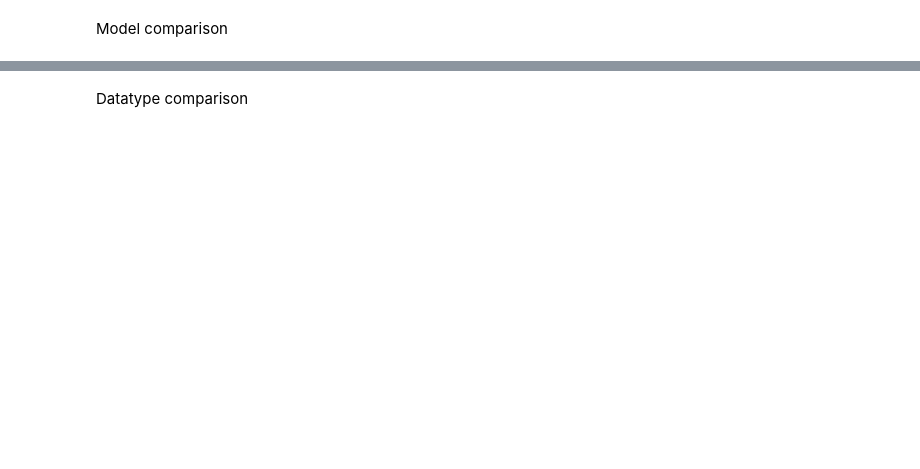
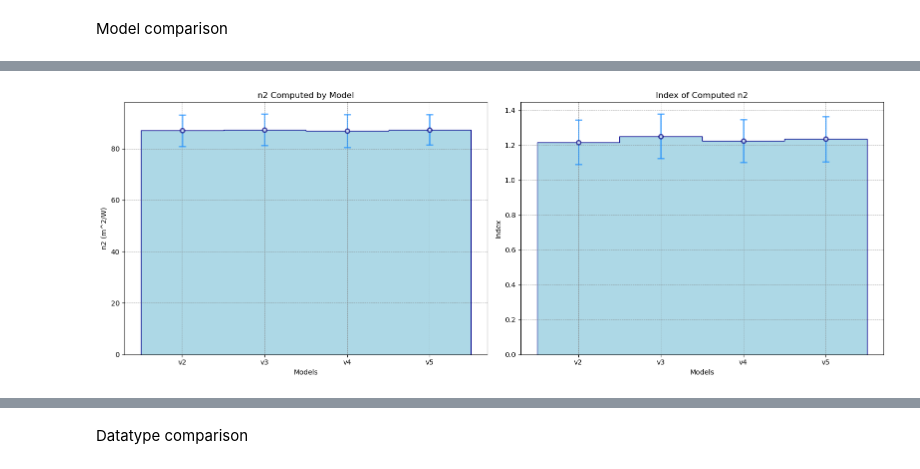
Before and after one commit to Quantum-Optics-LKB/xp2nlse-ml, a Jupyter notebook: single_power/benchmark_visualizer_single_power.ipynb, the cells around one changed output, grey strips where cells are left out. Cells and saved outputs as stored; diff of their text form; code cells hidden in the pictures; blank space fills up the shorter version.

```diff
--- a/single_power/benchmark_visualizer_single_power.ipynb
+++ b/single_power/benchmark_visualizer_single_power.ipynb
@@ -7,6 +7,9 @@ import pandas as pd
 file_to_df = pd.read_json("/home/louis/LEON/DATA/Atoms/2024/PINNS2/CNN/model_analysis_single_power.json")
 df_to_json = file_to_df.to_json()
 json_to_dict = json.loads(df_to_json )
+
+data_type_list = ["Density", "Density,\n Phase", "Density,\n Unwrapped\n Phase", "Phase", "Unwrapped\n Phase", "Density,\n Phase,\n Unwrapped\n Phase"]
+models_list = ["v2", "v3", "v4", "v5"]
 # %% [markdown]
 Model comparison
 # %%
@@ -150,0 +68,44 @@ plt.show()
+# %%
+mean_accuracy_n2_models = np.zeros(4)
+mean_index_error_n2_models = np.zeros(4)
+std_accuracy_n2_models = np.zeros(4)
+std_index_error_n2_models = np.zeros(4)
+
+
+for index in range(len(model_types)):
+    mean_accuracy_n2_models[index] = np.mean(model_types[index][1])
+    mean_index_error_n2_models[index] = np.mean(model_types[index][2])
+    std_accuracy_n2_models[index] = np.std(model_types[index][1])/np.sqrt(len(model_types[index][1]))
+    std_index_error_n2_models[index] = np.std(model_types[index][2])/np.sqrt(len(model_types[index][2]))
+
+x_positions = [0.5, 1.5, 2.5, 3.5]
+
+# Creating subplots on the same row
+fig, ax = plt.subplots(1, 2, figsize=(16, 6))
+
+# First subplot
+ax[0].grid(True, which='both', linestyle='--', linewidth=0.5, color='grey')
+ax[0].stairs(mean_accuracy_n2_models, fill=True, color='lightblue')
+ax[0].stairs(mean_accuracy_n2_models, color='darkblue')
+ax[0].errorbar(x_positions, mean_accuracy_n2_models, yerr=std_accuracy_n2_models, fmt="o", color="navy", ecolor='dodgerblue', elinewidth=2, capsize=5, alpha=0.7, markerfacecolor='white', markeredgecolor='navy', markeredgewidth=2)
+ax[0].set_xticks(x_positions)
+ax[0].set_xticklabels(models_list, rotation=0)
+ax[0].set_title("n2 Computed by Model")
+ax[0].set_ylabel('n2 (m^2/W)')
+ax[0].set_xlabel('Models')
+
+# Second subplot
+ax[1].grid(True, which='both', linestyle='--', linewidth=0.5, color='grey')
+ax[1].stairs(mean_index_error_n2_models, fill=True, color='lightblue')
+ax[1].stairs(mean_index_error_n2_models, color='darkblue')
+ax[1].errorbar(x_positions, mean_index_error_n2_models, yerr=std_index_error_n2_models, fmt="o", color="navy", ecolor='dodgerblue', elinewidth=2, capsize=5, alpha=0.7, markerfacecolor='white', markeredgecolor='navy', markeredgewidth=2)
+ax[1].set_xticks(x_positions)
+ax[1].set_xticklabels(models_list, rotation=0)
+ax[1].set_title("Index of Computed n2")
+ax[1].set_ylabel('Index')
+ax[1].set_xlabel('Models')
+
+plt.tight_layout()
+plt.show()
+# %% [output]
+[figure, added]
```
Also changed, not shown: parts of 11 cells of this notebook, 7 other files.
